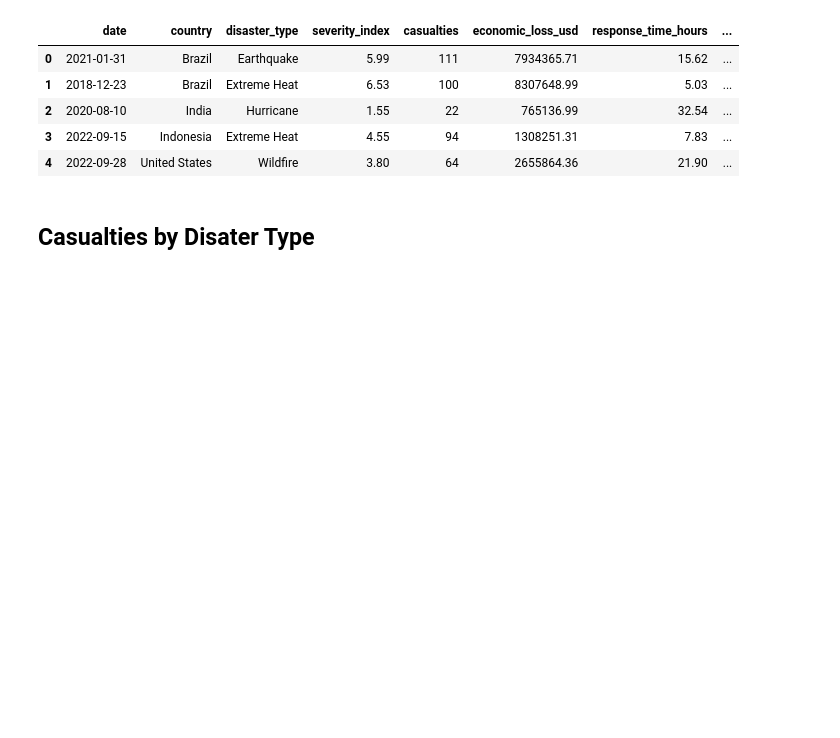
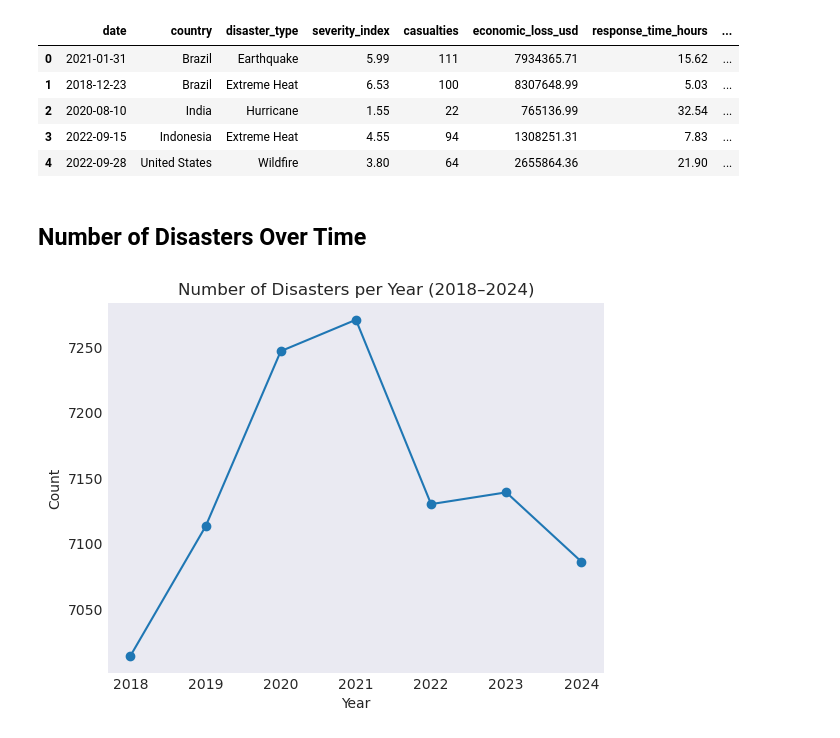
Before and after one commit to UCB-stat-159-f25/ucb-stat-159-f25-classroom-final-final, a Jupyter notebook: exploratory_data_analysis.ipynb, the cells around one changed output. Cells and saved outputs as stored; diff of their text form; code cells hidden in the pictures; blank space fills up the shorter version.

Commit message:
added number of disasters over time and average severity over time

```diff
--- a/exploratory_data_analysis.ipynb
+++ b/exploratory_data_analysis.ipynb
@@ -20,4 +20,22 @@ disaster.head()
 | 3 | 2022-09-15 | Indonesia | Extreme Heat | 4.55 | 94 | 1308251.31 | 7.83 | ... |
 | 4 | 2022-09-28 | United States | Wildfire | 3.80 | 64 | 2655864.36 | 21.90 | ... |
 # %% [markdown]
-## Casualties by Disater Type
+## Number of Disasters Over Time
+# %%
+#transforming date to usable temporal format
+disaster["date"] = pd.to_datetime(disaster["date"], errors="coerce")
+disaster["year"] = disaster["date"].dt.year
+# %%
+disasters_per_year = disaster.groupby("year").size().sort_index()
+
+fig, ax = plt.subplots()
+disasters_per_year.plot(kind="line", marker="o", ax=ax)
+
+ax.set_title("Number of Disasters per Year (2018–2024)")
+ax.set_xlabel("Year")
+ax.set_ylabel("Count")
+
+fig.savefig("figures/disasters_per_year.png", dpi=100, bbox_inches="tight")
+plt.show()
+# %% [output]
+[figure, added]
```
Also changed, not shown: parts of 6 cells of this notebook, 2 other files.
